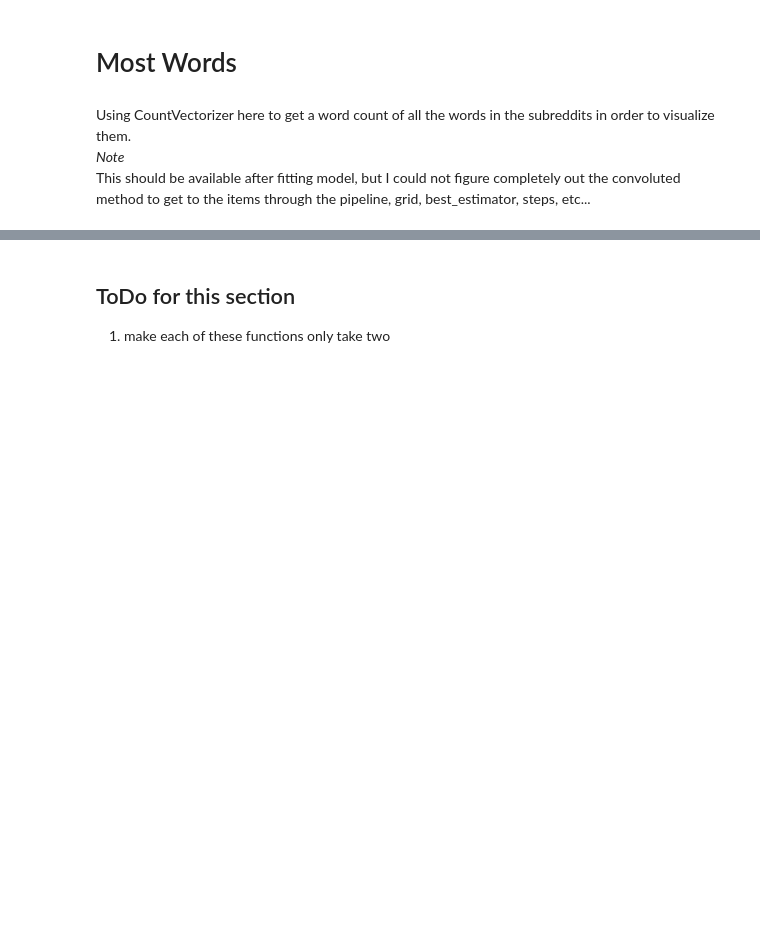
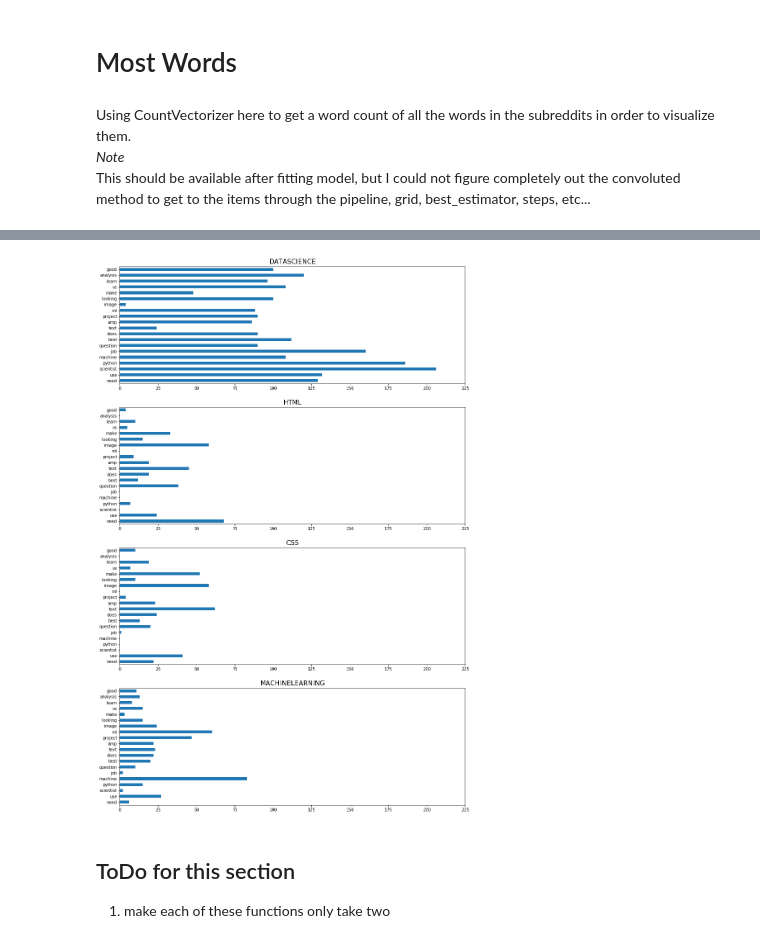
Before and after one commit to datapointchris/reddit-nlp, a Jupyter notebook: code/ds_workflow.ipynb, the cells around one changed output, grey strips where cells are left out. Cells and saved outputs as stored; diff of their text form; code cells hidden in the pictures; blank space fills up the shorter version.

```diff
--- a/code/ds_workflow.ipynb
+++ b/code/ds_workflow.ipynb
@@ -99,4 +125,4 @@ len(my_stops)
 # %%
-my_stops = my_stops.union(trimmed_list)
+my_stops = my_stops.union(df.subreddit.unique())
 # %%
 len(my_stops)
@@ -103,4 +131,4 @@ len(my_stops)
 # %%
-my_stops = my_stops.union(['using', 'help', 'new'])
+my_stops = my_stops.union(['using', 'help', 'new', 'data', 'science','learning'])
 # %%
 len(my_stops)
@@ -107,5 +137,5 @@ len(my_stops)
 # %%
-cv = CountVectorizer(stop_words=my_stops, min_df=5)
+cv = CountVectorizer(stop_words=my_stops, min_df=25)
 
 features = pd.DataFrame(cv.fit_transform(df['title']).toarray(),
                         columns=cv.get_feature_names())
@@ -120,14 +160,16 @@ base_common.plot.barh();
 # %%
-fig, ax = plt.subplots(ncols=1, nrows=len(trimmed_list), figsize=(15,6*len(trimmed_list)))
+fig, ax = plt.subplots(ncols=1, nrows=len(df.subreddit.unique()), figsize=(15,6*len(df.subreddit.unique())))
 
-for subplot_idx, sub in enumerate(trimmed_list):
+for subplot_idx, sub in enumerate(df.subreddit.unique()):
     topic_features = features.loc[df['subreddit'] == sub, :]
     topic_features_to_plot = topic_features[base_common.index].sum()
 
     topic_features_to_plot.plot(kind='barh', ax=ax[subplot_idx])
     max_occurence = features.sum().max()
     ax[subplot_idx].set_xlim(0,max_occurence)
-    ax[subplot_idx].set_title(topic.upper(), fontsize=16)
+    ax[subplot_idx].set_title(sub.upper(), fontsize=16)
+# %% [output]
+[figure, added]
 # %% [markdown]
 ## ToDo for this section
 
```
Also changed, not shown: parts of 26 cells of this notebook.
